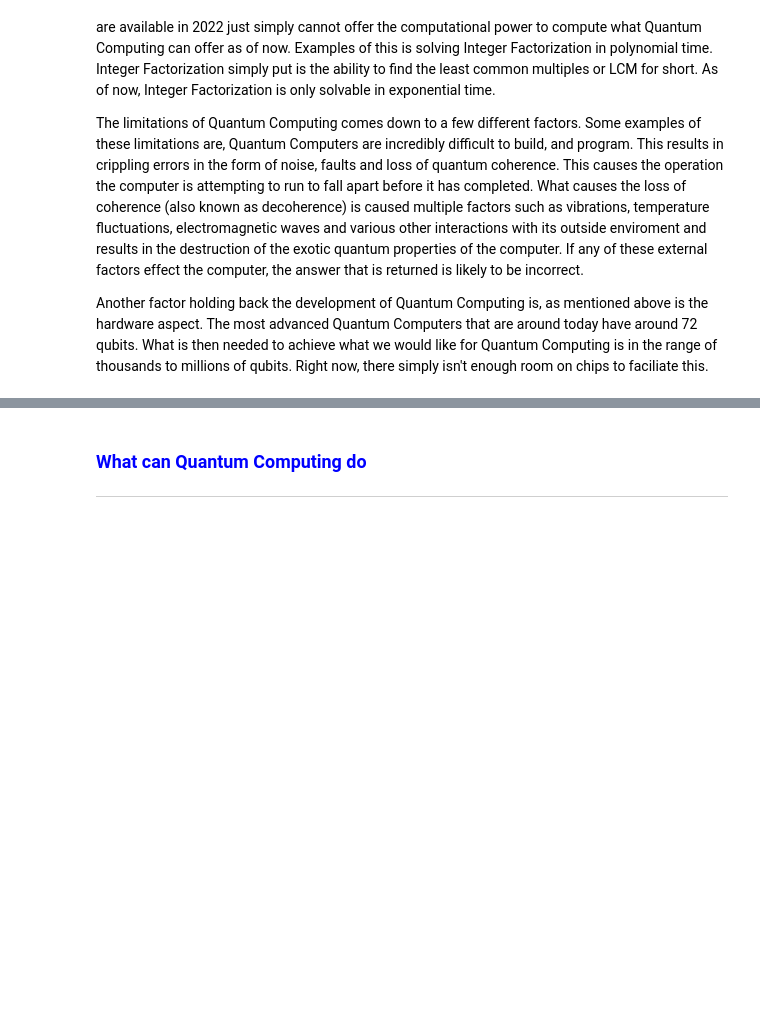
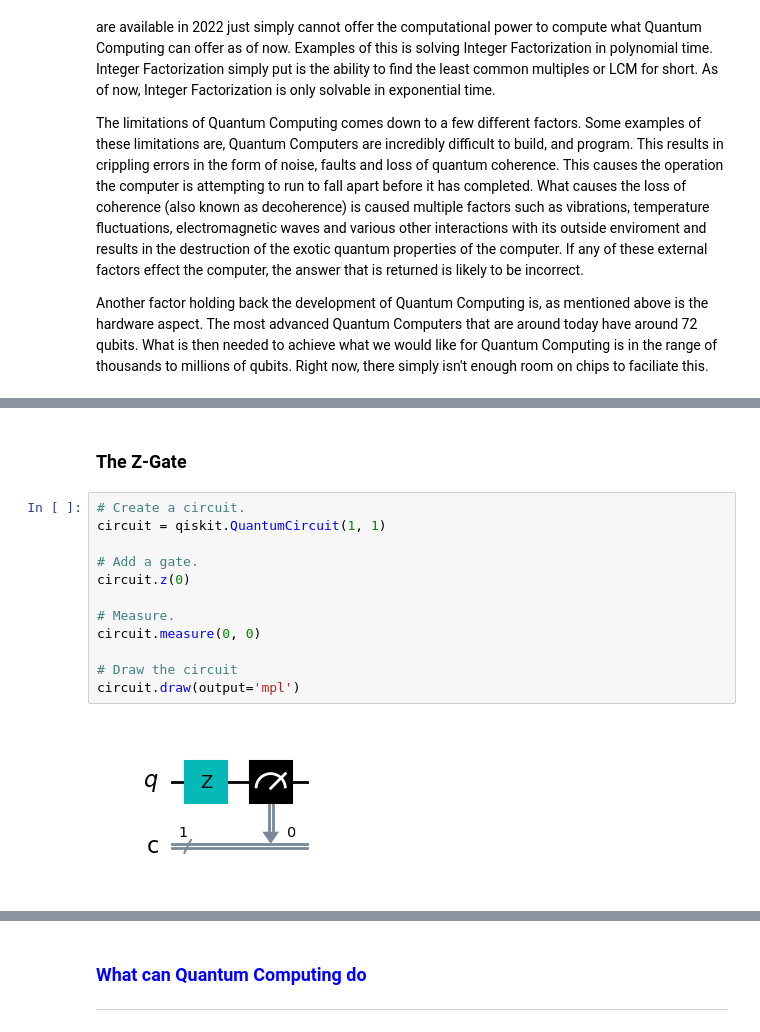
Before and after one commit to adamdalton155/EmergingTechRepoFinal, a Jupyter notebook: Topic Five.ipynb, the cells around one changed output, grey strips where cells are left out. Drawn from its saved outputs; the diff is of its cells as text; blank space fills up the shorter version.

```diff
--- a/Topic Five.ipynb
+++ b/Topic Five.ipynb
@@ -21,0 +72,16 @@ Another factor holding back the development of Quantum Computing is, as mentione
+# %% [markdown]
+<h3> The Z-Gate</h3>
+# %%
+# Create a circuit.
+circuit = qiskit.QuantumCircuit(1, 1)
+
+# Add a gate.
+circuit.z(0)
+
+# Measure.
+circuit.measure(0, 0)
+
+# Draw the circuit
+circuit.draw(output='mpl')
+# %% [output]
+[figure, added]
```
Also changed, not shown: parts of 18 cells of this notebook.
